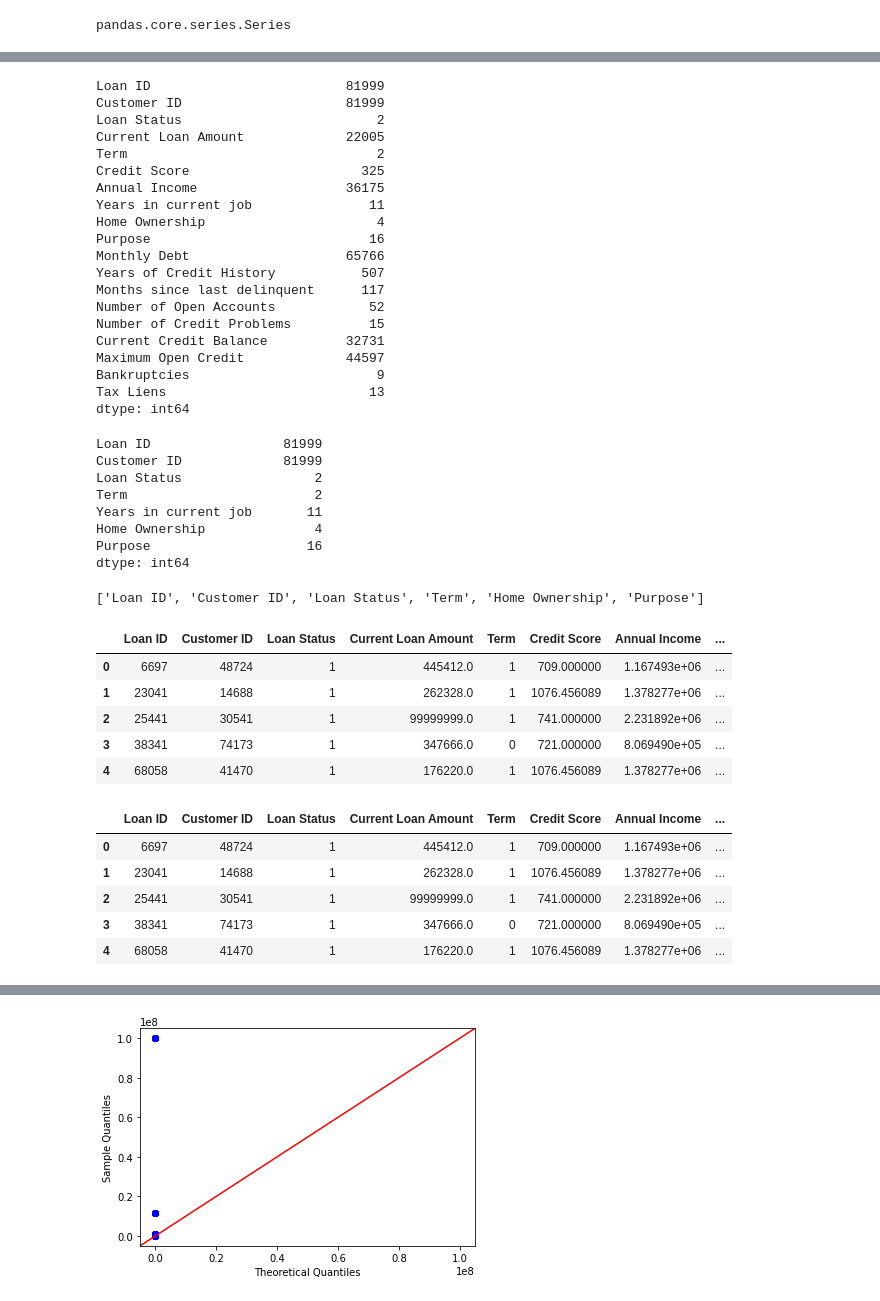
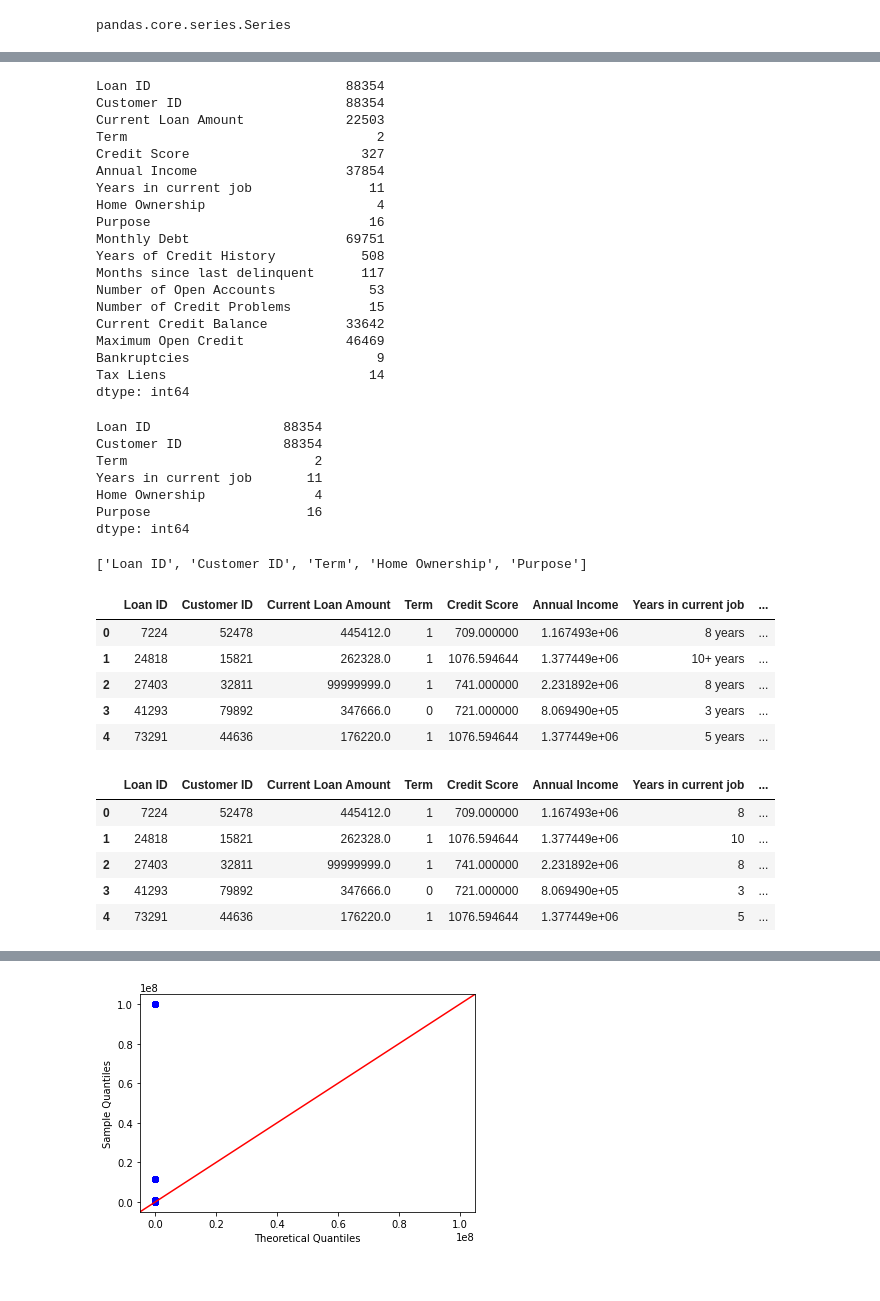
Before and after one commit to sbhushan0767/ECS171G12Proj, a Jupyter notebook: Bank_loan_status_data_preprocessing.ipynb, the cells around one changed output, grey strips where cells are left out. Drawn from its saved outputs; the diff is of its cells as text; code cells hidden in the pictures.

```diff
--- a/Bank_loan_status_data_preprocessing.ipynb
+++ b/Bank_loan_status_data_preprocessing.ipynb
@@ -25,3 +25,5 @@ import pandas as pd
 import numpy as np
 # %%
 df_train = pd.read_csv('credit_train.csv')
+# %%
+df_test = pd.read_csv('credit_test.csv')
@@ -28 +36,3 @@ df_train = pd.read_csv('credit_train.csv')
+# %%
+df = pd.concat([df_train, df_test], join = "inner")
 # %%
@@ -98,13 +108,13 @@ from sklearn.impute import SimpleImputer
 # %%
 #impute missing values for numerical data : mean
 # Select numeric columns.
-numeric = df_train.select_dtypes('number')
+numeric = df.select_dtypes('number')
 # Select string and object columns.
-categoric = df_train.select_dtypes('object')
+categoric = df.select_dtypes('object')
 
 # Fill numeric columns with mean.
-df_train[numeric.columns] = numeric.fillna(numeric.mean())
+df[numeric.columns] = numeric.fillna(numeric.mean())
 # Fill object columns with mode.
-df_train[categoric.columns] = categoric.fillna(categoric.agg(lambda x: x.mode().values[0]))
+df[categoric.columns] = categoric.fillna(categoric.agg(lambda x: x.mode().values[0]))
 # %%
 #double check missing values
@@ -155,35 +142,33 @@ df_train.duplicated
 # %%
 #check unique values for each column
-df_train.nunique()
+df.nunique()
 #meaningful columns often have fewer number of unique colunmns
 #we need to conduct some transformation for those columns which are categorical
 # %% [output]
-Loan ID                         81999
-Customer ID                     81999
-Loan Status                         2
-Current Loan Amount             22005
+Loan ID                         88354
+Customer ID                     88354
+Current Loan Amount             22503
 Term                                2
-Credit Score                      325
-Annual Income                   36175
+Credit Score                      327
+Annual Income                   37854
 Years in current job               11
 Home Ownership                      4
 Purpose                            16
-Monthly Debt                    65766
-Years of Credit History           507
+Monthly Debt                    69751
+Years of Credit History           508
 Months since last delinquent      117
-Number of Open Accounts            52
+Number of Open Accounts            53
 Number of Credit Problems          15
-Current Credit Balance          32731
-Maximum Open Credit             44597
+Current Credit Balance          33642
+Maximum Open Credit             46469
 Bankruptcies                        9
-Tax Liens                          13
+Tax Liens                          14
 dtype: int64
 # %%
-df_train[categoric.columns].nunique()
+df[categoric.columns].nunique()
 # %% [output]
-Loan ID                 81999
-Customer ID             81999
-Loan Status                 2
+Loan ID                 88354
+Customer ID             88354
 Term                        2
 Years in current job       11
 Home Ownership              4
@@ -199,21 +184,21 @@ categoric_cols = list(categoric.columns)
 categoric_cols.remove('Years in current job')
 categoric_cols
 # %% [output]
-['Loan ID', 'Customer ID', 'Loan Status', 'Term', 'Home Ownership', 'Purpose']
+['Loan ID', 'Customer ID', 'Term', 'Home Ownership', 'Purpose']
 # %%
 #creatin instance of labelencoder
 from sklearn.preprocessing import LabelEncoder
 le = LabelEncoder()
-df_train[categoric_cols] = df_train[categoric_cols].apply(le.fit_transform)
+df[categoric_cols] = df[categoric_cols].apply(le.fit_transform)
 # %%
-df_train.head()
+df.head()
 # %% [output]
-|  | Loan ID | Customer ID | Loan Status | Current Loan Amount | Term | Credit Score | Annual Income | ... |
-| 0 | 6697 | 48724 | 1 | 445412.0 | 1 | 709.000000 | 1.167493e+06 | ... |
-| 1 | 23041 | 14688 | 1 | 262328.0 | 1 | 1076.456089 | 1.378277e+06 | ... |
-| 2 | 25441 | 30541 | 1 | 99999999.0 | 1 | 741.000000 | 2.231892e+06 | ... |
-| 3 | 38341 | 74173 | 1 | 347666.0 | 0 | 721.000000 | 8.069490e+05 | ... |
-| 4 | 68058 | 41470 | 1 | 176220.0 | 1 | 1076.456089 | 1.378277e+06 | ... |
+|  | Loan ID | Customer ID | Current Loan Amount | Term | Credit Score | Annual Income | Years in current job | ... |
+| 0 | 7224 | 52478 | 445412.0 | 1 | 709.000000 | 1.167493e+06 | 8 years | ... |
+| 1 | 24818 | 15821 | 262328.0 | 1 | 1076.594644 | 1.377449e+06 | 10+ years | ... |
+| 2 | 27403 | 32811 | 99999999.0 | 1 | 741.000000 | 2.231892e+06 | 8 years | ... |
+| 3 | 41293 | 79892 | 347666.0 | 0 | 721.000000 | 8.069490e+05 | 3 years | ... |
+| 4 | 73291 | 44636 | 176220.0 | 1 | 1076.594644 | 1.377449e+06 | 5 years | ... |
 # %%
 #convert 'years in current job' to numerical type
 ## Not sure how to convert 10+ years and less than 1 year to numeric type
@@ -224,14 +209,14 @@ df_train[label] = df_train[label].replace({'< 1 year':0, '1 year': 1, '2 years':
                                           '6 years':6, '7 years':7, '8 years':8,
                                           '9 years': 9, '10+ years': 10})
 # %%
-df_train.head()
+df.head()
 # %% [output]
-|  | Loan ID | Customer ID | Loan Status | Current Loan Amount | Term | Credit Score | Annual Income | ... |
-| 0 | 6697 | 48724 | 1 | 445412.0 | 1 | 709.000000 | 1.167493e+06 | ... |
-| 1 | 23041 | 14688 | 1 | 262328.0 | 1 | 1076.456089 | 1.378277e+06 | ... |
-| 2 | 25441 | 30541 | 1 | 99999999.0 | 1 | 741.000000 | 2.231892e+06 | ... |
-| 3 | 38341 | 74173 | 1 | 347666.0 | 0 | 721.000000 | 8.069490e+05 | ... |
-| 4 | 68058 | 41470 | 1 | 176220.0 | 1 | 1076.456089 | 1.378277e+06 | ... |
+|  | Loan ID | Customer ID | Current Loan Amount | Term | Credit Score | Annual Income | Years in current job | ... |
+| 0 | 7224 | 52478 | 445412.0 | 1 | 709.000000 | 1.167493e+06 | 8 | ... |
+| 1 | 24818 | 15821 | 262328.0 | 1 | 1076.594644 | 1.377449e+06 | 10 | ... |
+| 2 | 27403 | 32811 | 99999999.0 | 1 | 741.000000 | 2.231892e+06 | 8 | ... |
+| 3 | 41293 | 79892 | 347666.0 | 0 | 721.000000 | 8.069490e+05 | 3 | ... |
+| 4 | 73291 | 44636 | 176220.0 | 1 | 1076.594644 | 1.377449e+06 | 5 | ... |
 # %%
 #check distribution of data distribution
 import scipy.stats as st
```
Also changed, not shown: parts of 20 cells of this notebook.
